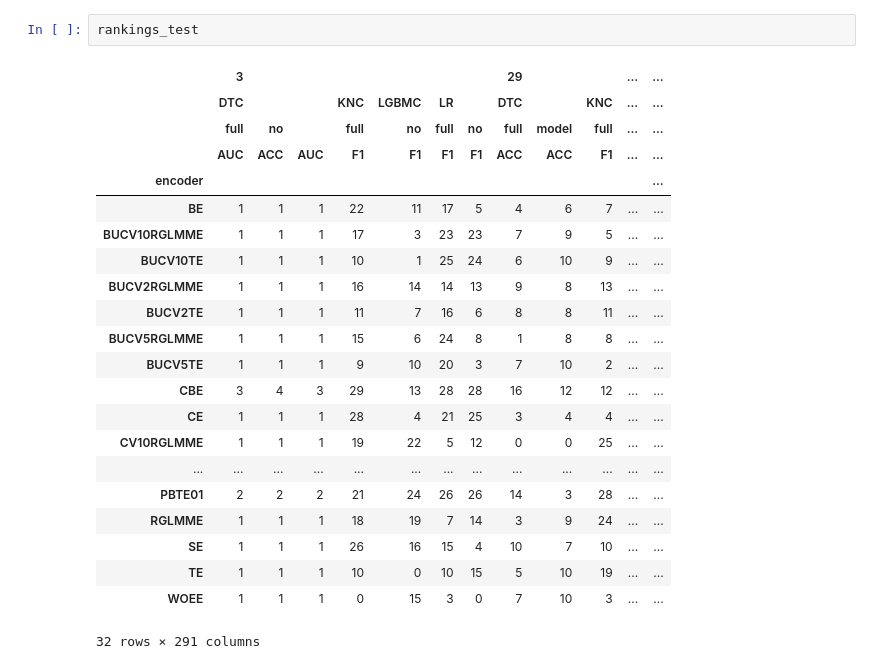
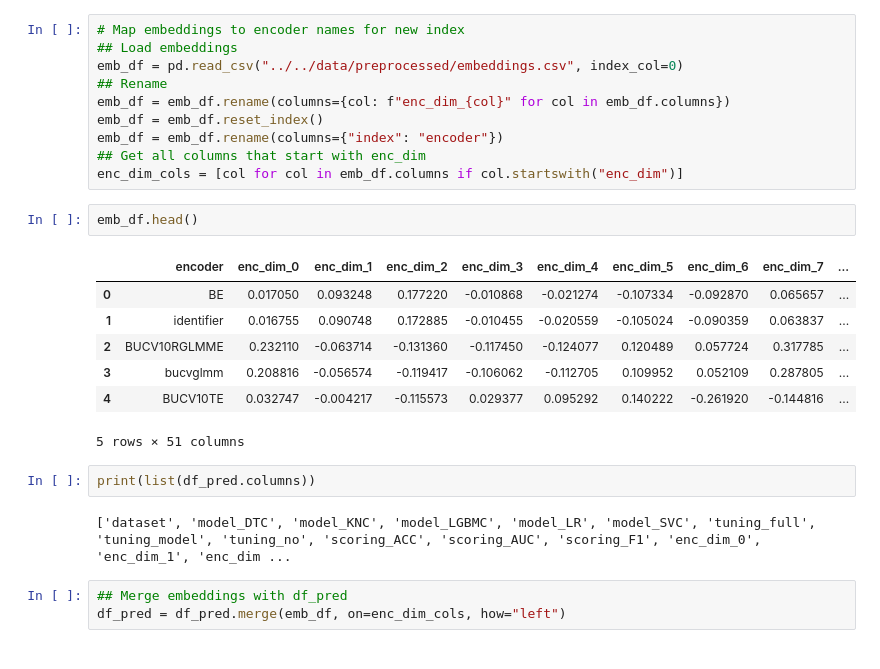
Before and after one commit to nina-prog/meta-learning-for-encoder-selection, a Jupyter notebook: notebooks/week10/week10-evaluate-regression-test.ipynb, the cells around one changed output. Cells and saved outputs as stored; diff of their text form.

```diff
--- a/notebooks/week10/week10-evaluate-regression-test.ipynb
+++ b/notebooks/week10/week10-evaluate-regression-test.ipynb
@@ -52,25 +185,27 @@ df_pred
-# %%
-rankings_test
-# %% [output]
-|  | 3 |  |  |  |  |  |  | 29 |  |  | ... | ... |
-|  | DTC |  |  | KNC | LGBMC | LR |  | DTC |  | KNC | ... | ... |
-|  | full | no |  | full | no | full | no | full | model | full | ... | ... |
-|  | AUC | ACC | AUC | F1 | F1 | F1 | F1 | ACC | ACC | F1 | ... | ... |
-| encoder |  |  |  |  |  |  |  |  |  |  |  | ... |
-| BE | 1 | 1 | 1 | 22 | 11 | 17 | 5 | 4 | 6 | 7 | ... | ... |
-| BUCV10RGLMME | 1 | 1 | 1 | 17 | 3 | 23 | 23 | 7 | 9 | 5 | ... | ... |
-| BUCV10TE | 1 | 1 | 1 | 10 | 1 | 25 | 24 | 6 | 10 | 9 | ... | ... |
-| BUCV2RGLMME | 1 | 1 | 1 | 16 | 14 | 14 | 13 | 9 | 8 | 13 | ... | ... |
-| BUCV2TE | 1 | 1 | 1 | 11 | 7 | 16 | 6 | 8 | 8 | 11 | ... | ... |
-| BUCV5RGLMME | 1 | 1 | 1 | 15 | 6 | 24 | 8 | 1 | 8 | 8 | ... | ... |
-| BUCV5TE | 1 | 1 | 1 | 9 | 10 | 20 | 3 | 7 | 10 | 2 | ... | ... |
-| CBE | 3 | 4 | 3 | 29 | 13 | 28 | 28 | 16 | 12 | 12 | ... | ... |
-| CE | 1 | 1 | 1 | 28 | 4 | 21 | 25 | 3 | 4 | 4 | ... | ... |
-| CV10RGLMME | 1 | 1 | 1 | 19 | 22 | 5 | 12 | 0 | 0 | 25 | ... | ... |
-| ... | ... | ... | ... | ... | ... | ... | ... | ... | ... | ... | ... | ... |
-| PBTE01 | 2 | 2 | 2 | 21 | 24 | 26 | 26 | 14 | 3 | 28 | ... | ... |
-| RGLMME | 1 | 1 | 1 | 18 | 19 | 7 | 14 | 3 | 9 | 24 | ... | ... |
-| SE | 1 | 1 | 1 | 26 | 16 | 15 | 4 | 10 | 7 | 10 | ... | ... |
-| TE | 1 | 1 | 1 | 10 | 0 | 10 | 15 | 5 | 10 | 19 | ... | ... |
-| WOEE | 1 | 1 | 1 | 0 | 15 | 3 | 0 | 7 | 10 | 3 | ... | ... |
-32 rows × 291 columns
+# %%
+# Map embeddings to encoder names for new index
+## Load embeddings
+emb_df = pd.read_csv("../../data/preprocessed/embeddings.csv", index_col=0)
+## Rename
+emb_df = emb_df.rename(columns={col: f"enc_dim_{col}" for col in emb_df.columns})
+emb_df = emb_df.reset_index()
+emb_df = emb_df.rename(columns={"index": "encoder"})
+## Get all columns that start with enc_dim
+enc_dim_cols = [col for col in emb_df.columns if col.startswith("enc_dim")]
+# %%
+emb_df.head()
+# %% [output]
+|  | encoder | enc_dim_0 | enc_dim_1 | enc_dim_2 | enc_dim_3 | enc_dim_4 | enc_dim_5 | enc_dim_6 | enc_dim_7 | ... |
+| 0 | BE | 0.017050 | 0.093248 | 0.177220 | -0.010868 | -0.021274 | -0.107334 | -0.092870 | 0.065657 | ... |
+| 1 | identifier | 0.016755 | 0.090748 | 0.172885 | -0.010455 | -0.020559 | -0.105024 | -0.090359 | 0.063837 | ... |
+| 2 | BUCV10RGLMME | 0.232110 | -0.063714 | -0.131360 | -0.117450 | -0.124077 | 0.120489 | 0.057724 | 0.317785 | ... |
+| 3 | bucvglmm | 0.208816 | -0.056574 | -0.119417 | -0.106062 | -0.112705 | 0.109952 | 0.052109 | 0.287805 | ... |
+| 4 | BUCV10TE | 0.032747 | -0.004217 | -0.115573 | 0.029377 | 0.095292 | 0.140222 | -0.261920 | -0.144816 | ... |
+5 rows × 51 columns
+# %%
+print(list(df_pred.columns))
+# %% [output]
+['dataset', 'model_DTC', 'model_KNC', 'model_LGBMC', 'model_LR', 'model_SVC', 'tuning_full', 'tuning_model', 'tuning_no', 'scoring_ACC', 'scoring_AUC', 'scoring_F1', 'enc_dim_0', 'enc_dim_1', 'enc_dim ...
+# %%
+## Merge embeddings with df_pred
+df_pred = df_pred.merge(emb_df, on=enc_dim_cols, how="left")
```
Also changed, not shown: parts of 23 cells of this notebook.
